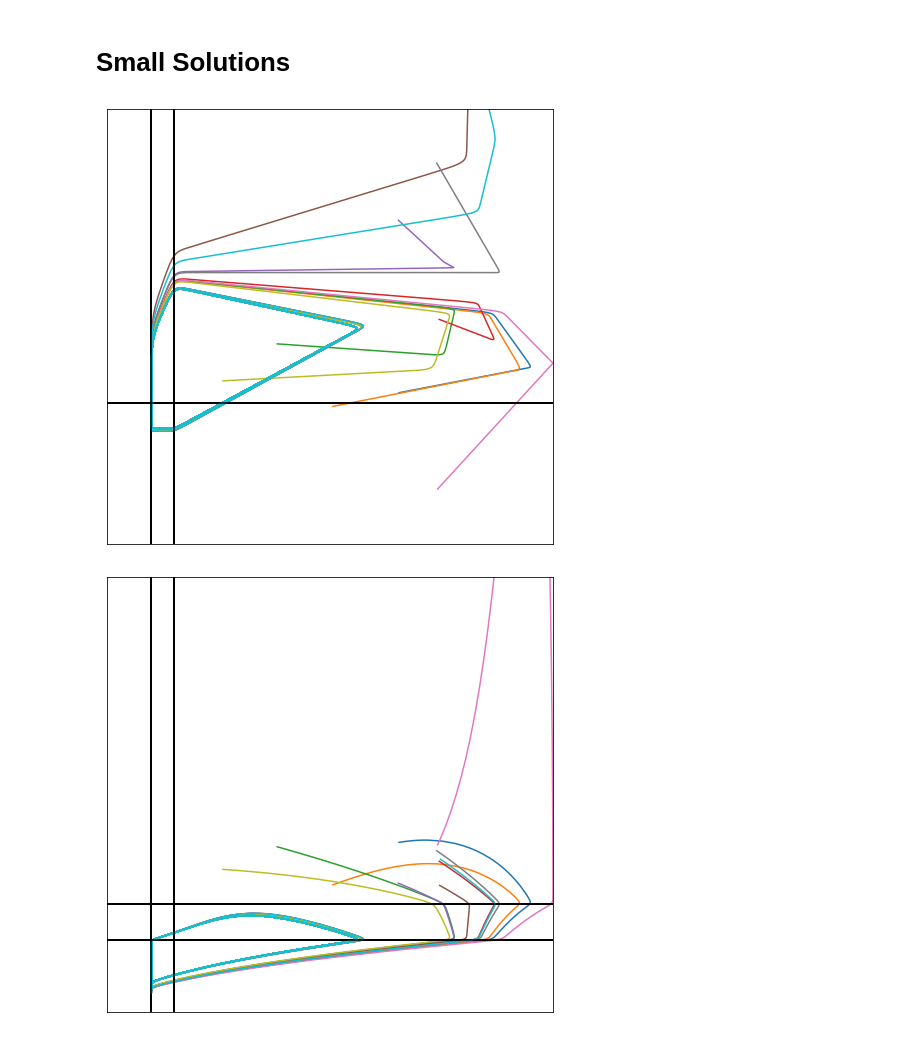
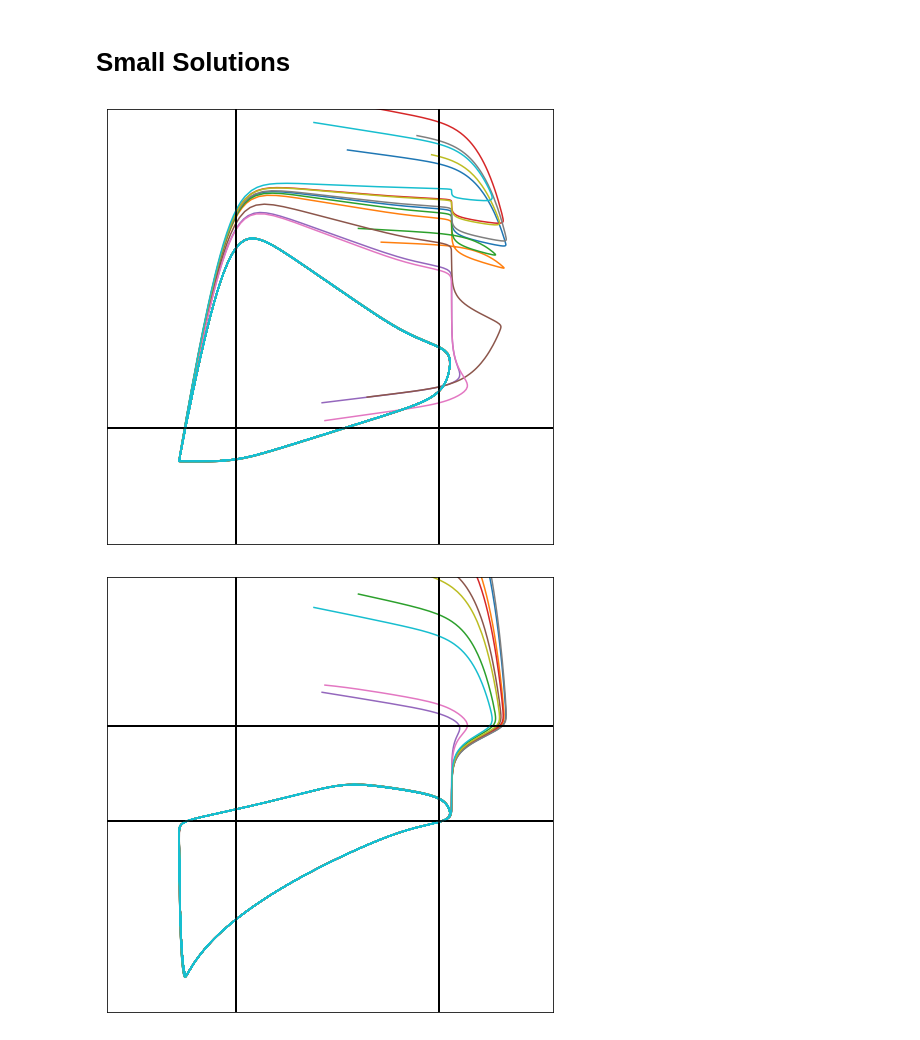
Before and after one commit to will-duncan/p53mdm2, a Jupyter notebook: make_figures.ipynb, the cells around one changed output. Saved outputs shown, nothing was run; the diff lists cells and outputs as text; code cells hidden in the pictures.

Commit message:
Post paper submission update to the code base to account for different ODE.
See ParameterCreation/sample_*.nb files for sampling of L,U,theta parameters.

```diff
--- a/make_figures.ipynb
+++ b/make_figures.ipynb
@@ -12,3 +10,8 @@ params = convert_to_dict_2(params)
+# %%
+# Import parameters
+label = 'M1F'
+num_parameters_sampled = 100
+params = make_parameters(label,num_parameters_sampled)
 # %%
 #decay rates
 decays = {'d_p' : 1, 'd_mc' : 1, 'd_mn' : 1}
@@ -28,6 +25,6 @@ ICs = [ic_function('111',params[0]) for i in range(10)]
 # %%
 #parameter index for large orbit and small orbit
-large_index = 0
+large_index = 91
 small_index = 3
 print('large: ',params[large_index],'\n')
 print('small: ',params[small_index])
@@ -41,11 +38,19 @@ small:  {'LMcMc': 0.5, 'LMcP': 2.0, 'LMcPT': 0.5, 'LMnMc': 0.875, 'LMnP': 0.875,
 #plot large solutions in phase space
 fig1,ax1 = plt.subplots(1,1,figsize = (8,8))
 fig2,ax2 = plt.subplots(1,1,figsize = (8,8))
-ax1.set_xlim(0.5,3.5)
-ax1.set_ylim(.3,1.2)
-ax2.set_xlim(0.5,3.5)
-ax2.set_ylim(0,13)
-for ic in ICs:
-    large_sol = scipy.integrate.solve_ivp(lambda t,y: fun(t,y,params[large_index],n,decays),[0,tf],y0 = ic,method = 'BDF',rtol = 1e-5,atol = 1e-8)
-    plot_projections(large_sol,params[large_index],axs = (ax1,ax2),make_ticks = False,label = False)
+ax1.set_xlim(0.85,1.25)
+ax1.set_ylim(.7,2)
+ax2.set_xlim(0.85,1.25)
+ax2.set_ylim(0,3)
+#set initial conditions
+p = params[large_index]
+IC_domain = IC_location(label)
+ICs = ic_function(IC_domain,p,10)
+#p['LPMn'] = .9
+#p['thetaMcP'] = .81
+for i in range(ICs.shape[0]):
+    cur_IC = ICs[i,:]
+    print(str(i),flush = True)
+    large_sol = scipy.integrate.solve_ivp(lambda t,y: fun(t,y,p,n,decays),[0,tf],y0 = cur_IC,method = 'BDF',rtol = 1e-5,atol = 1e-8)
+    plot_projections(large_sol,p,axs = (ax1,ax2),make_ticks = False,label = False)
 # %% [output]
@@ -66,17 +92,21 @@ plot_time_series(large_sol,params[large_index],axs = (ax1,ax2,ax3),make_ticks =
 # %%
 #plot small solutions in phase space
 fig1,ax1 = plt.subplots(1,1,figsize = (8,8))
 fig2,ax2 = plt.subplots(1,1,figsize = (8,8))
-ax1.set_xlim(1,3.5)
-ax1.set_ylim(.75,1.05)
-ax2.set_xlim(1,3.5)
-ax2.set_ylim(0,6)
-for ic in ICs:
-    small_sol = scipy.integrate.solve_ivp(lambda t,y: fun(t,y,params[small_index],n,decays),[0,tf],y0 = ic,method = 'BDF',rtol = 1e-5,atol = 1e-8)
+ax1.set_xlim(.85,1.25)
+ax1.set_ylim(.7,2)
+ax2.set_xlim(0.85,1.25)
+ax2.set_ylim(0,3)
+p = params[small_index]
+IC_domain = IC_location(label)
+ICs = ic_function(IC_domain,p,10)
+for i in range(ICs.shape[0]):
+    cur_IC = ICs[i,:]
+    small_sol = scipy.integrate.solve_ivp(lambda t,y: fun(t,y,params[small_index],n,decays),[0,tf],y0 = cur_IC,method = 'BDF',rtol = 1e-5,atol = 1e-8)
     plot_projections(small_sol,params[small_index],axs = (ax1,ax2),make_ticks = False,label = False)
 # %% [output]
-[figure, old version]
+[figure, new version]
-[figure, old version]
+[figure, new version]
 # %%
 #plot small solutions in time series
 fig1,ax1 = plt.subplots(1,1,figsize = (6,4))
```
Also changed, not shown: parts of 9 cells of this notebook, 21 other files.
